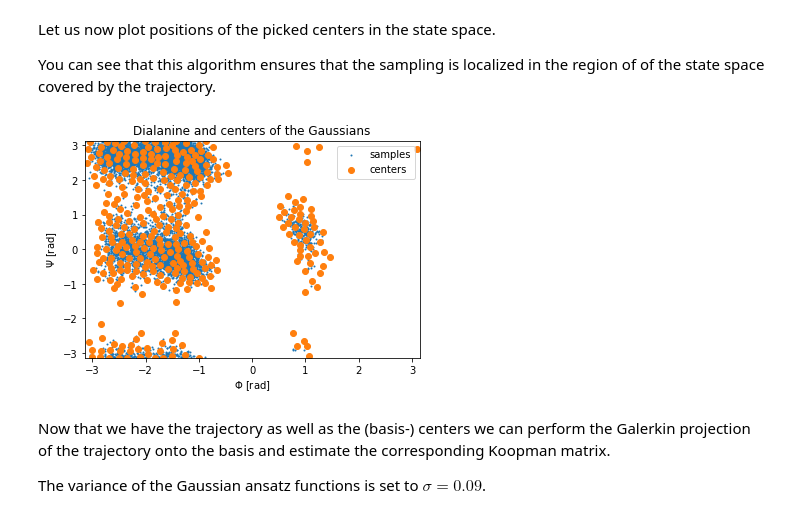
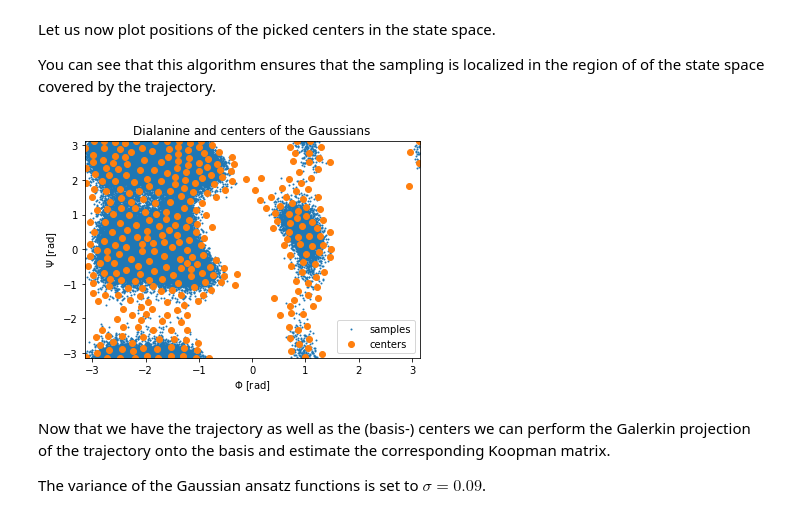
Before and after one commit to zib-cmd/cmdtools, a Jupyter notebook: examples/newton_generator/tutorial_diala_picking_algorithm.ipynb, the cells around one changed output. Cells and saved outputs as stored; diff of their text form; code cells hidden in the pictures.

Commit message:
diala: use full dataset

```diff
--- a/examples/newton_generator/tutorial_diala_picking_algorithm.ipynb
+++ b/examples/newton_generator/tutorial_diala_picking_algorithm.ipynb
@@ -19,6 +19,5 @@ We load a precomputed trajectory from the `arr_0.py` file but use thinned out ve
 # %%
 #load trajectory
 diala = np.load("arr_0.npy")
-diala = diala[::5, :]
 diala.shape
 # %% [output]
@@ -27,7 +26,7 @@ diala.shape
 For the choice of the Gaussian basis functions for the upcoming Galerkin discretization we precluster the data using the picking algorithm. Simplified one could say it is a version of K-means which has the property that the chosen points (called `centers`) are spread out more uniformly, thus also giving a good coverage of the transition regions with few observed samples.
 # %%
 #pick the centers for the basis functions
-centers = picking_algorithm.picking_algorithm(diala[::5,:], 350)[0]
+centers = picking_algorithm.picking_algorithm(diala, 350)[0]
 # we reccomend to sort your centers so it is easier to interpret their assignment to clusters.
 centers = centers[centers[:, 0].argsort()]
 # %% [markdown]
@@ -35,17 +34,17 @@ Let us now plot positions of the picked centers in the state space.
 
 You can see that this algorithm ensures that the sampling is localized in the region of of the state space covered by the trajectory.
 # %%
-plt.scatter( diala[::5, 0], diala[::5, 1], label= "samples", s=1)
+plt.scatter( diala[::, 0], diala[::, 1], label= "samples", s=1)
 plt.scatter(centers[:, 0], centers[:, 1], label= "centers")
 plt.xlabel("$\Phi$ [rad]")
 plt.ylabel("$\Psi$ [rad]")
 plt.title("Dialanine and centers of the Gaussians")
 plt.xlim(-np.pi, np.pi)
 plt.ylim(-np.pi, np.pi)
 plt.legend()
 plt.show()
 # %% [output]
-[figure, old version]
+[figure, new version]
 # %% [markdown]
 Now that we have the trajectory as well as the (basis-) centers we can perform the Galerkin projection of the trajectory onto the basis and estimate the corresponding Koopman matrix.
 
```
Also changed, not shown: parts of 5 cells of this notebook.
